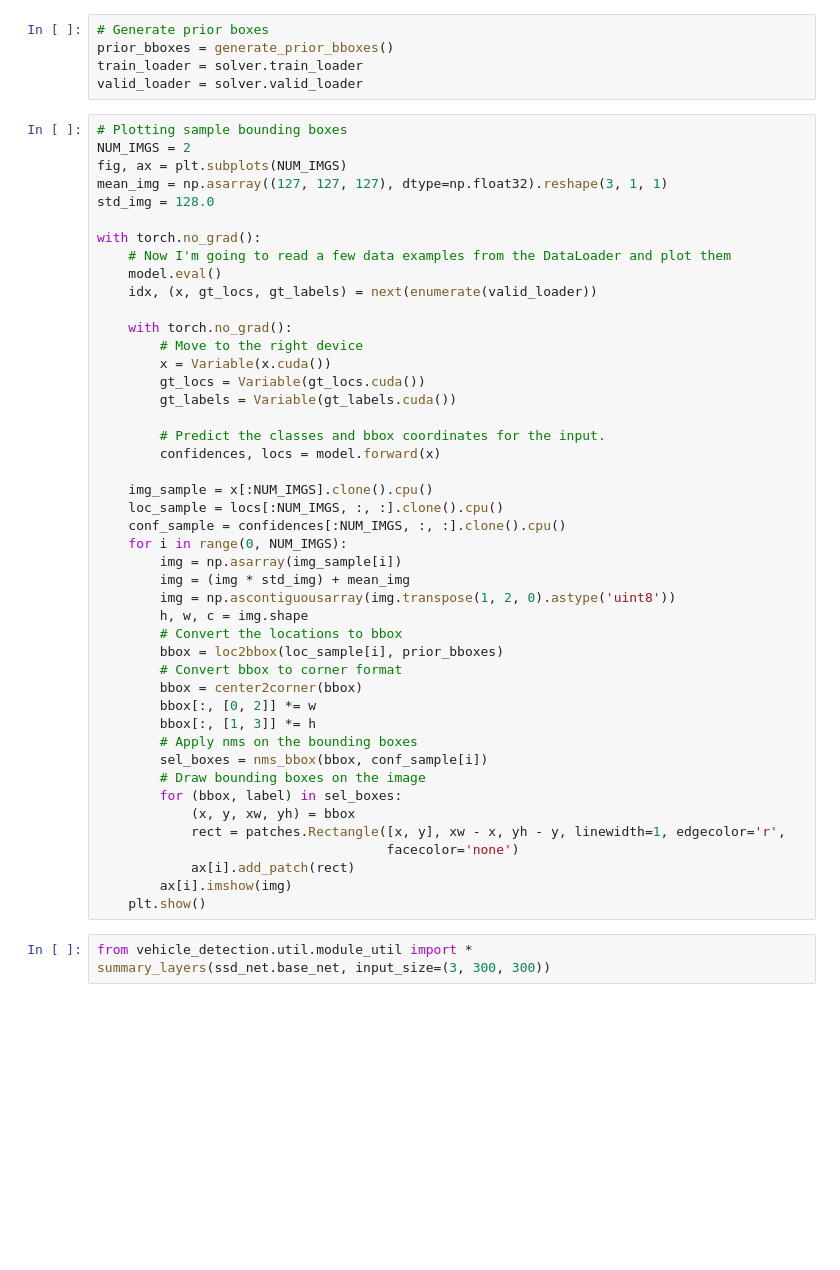
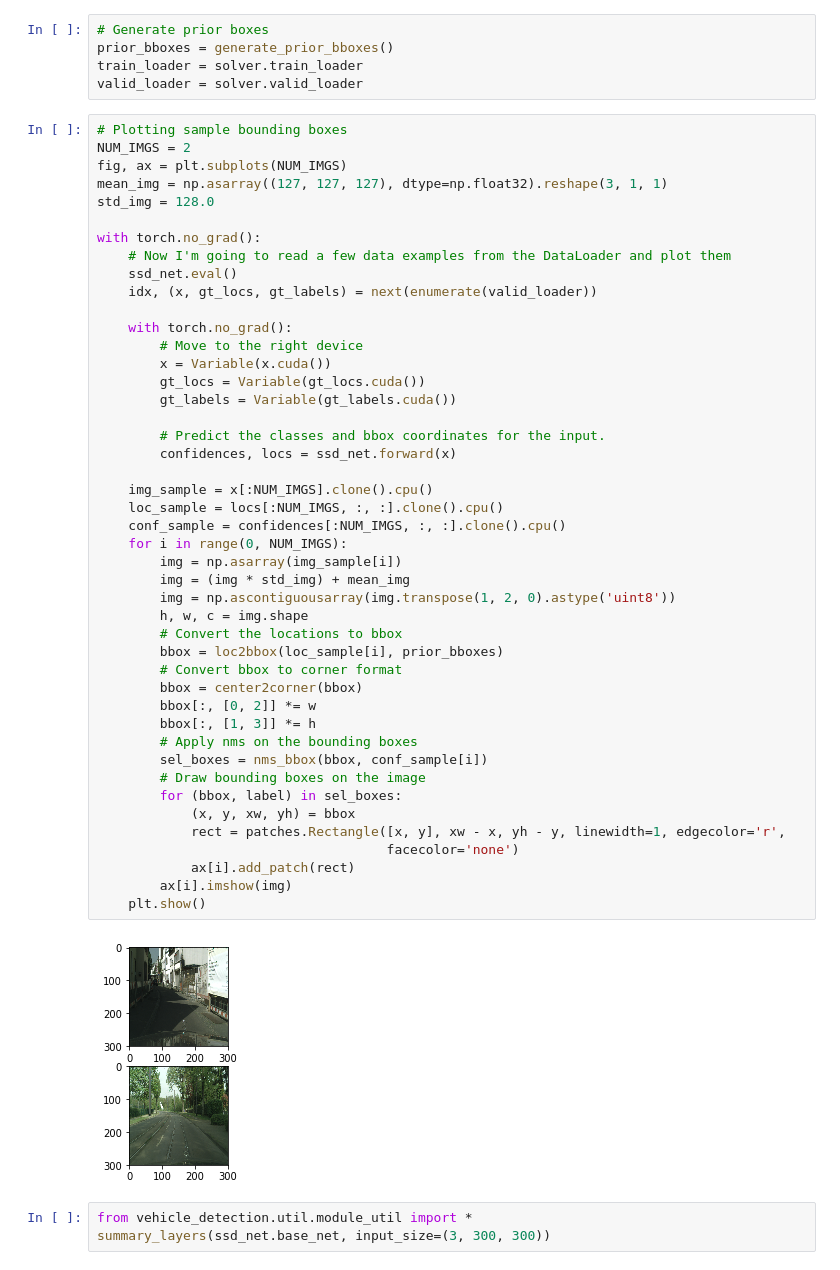
Before and after one commit to shawnliweiluo/VC1_Project2, a Jupyter notebook: Object Detection.ipynb, the cells around one changed output. Saved outputs shown, nothing was run; the diff lists cells and outputs as text; blank space fills up the shorter version.

```diff
--- a/Object Detection.ipynb
+++ b/Object Detection.ipynb
@@ -200,7 +185,7 @@ std_img = 128.0
 
 with torch.no_grad():
     # Now I'm going to read a few data examples from the DataLoader and plot them
-    model.eval()
+    ssd_net.eval()
     idx, (x, gt_locs, gt_labels) = next(enumerate(valid_loader))
 
     with torch.no_grad():
@@ -208,34 +193,36 @@ with torch.no_grad():
         x = Variable(x.cuda())
         gt_locs = Variable(gt_locs.cuda())
         gt_labels = Variable(gt_labels.cuda())
 
         # Predict the classes and bbox coordinates for the input.
-        confidences, locs = model.forward(x)
+        confidences, locs = ssd_net.forward(x)
 
     img_sample = x[:NUM_IMGS].clone().cpu()
     loc_sample = locs[:NUM_IMGS, :, :].clone().cpu()
     conf_sample = confidences[:NUM_IMGS, :, :].clone().cpu()
     for i in range(0, NUM_IMGS):
         img = np.asarray(img_sample[i])
         img = (img * std_img) + mean_img
         img = np.ascontiguousarray(img.transpose(1, 2, 0).astype('uint8'))
         h, w, c = img.shape
         # Convert the locations to bbox
         bbox = loc2bbox(loc_sample[i], prior_bboxes)
         # Convert bbox to corner format
         bbox = center2corner(bbox)
         bbox[:, [0, 2]] *= w
         bbox[:, [1, 3]] *= h
         # Apply nms on the bounding boxes
         sel_boxes = nms_bbox(bbox, conf_sample[i])
         # Draw bounding boxes on the image
         for (bbox, label) in sel_boxes:
             (x, y, xw, yh) = bbox
             rect = patches.Rectangle([x, y], xw - x, yh - y, linewidth=1, edgecolor='r',
                                      facecolor='none')
             ax[i].add_patch(rect)
         ax[i].imshow(img)
     plt.show()
+# %% [output]
+[figure, added]
 # %%
 from vehicle_detection.util.module_util import *
 summary_layers(ssd_net.base_net, input_size=(3, 300, 300))
```
Also changed, not shown: parts of 2 cells of this notebook, 11 other files.
